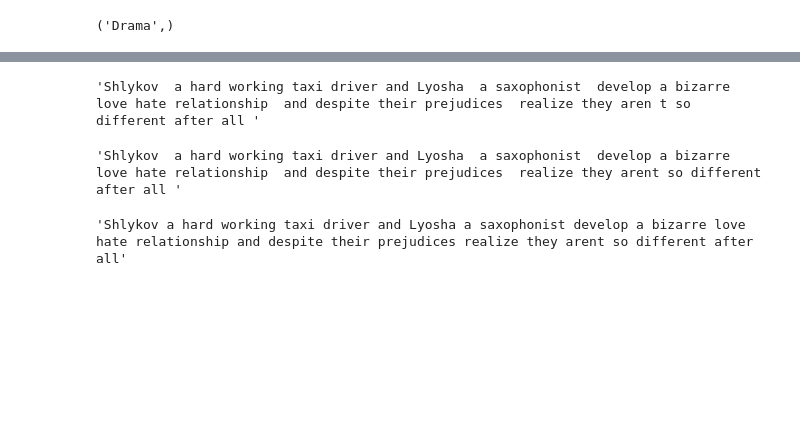
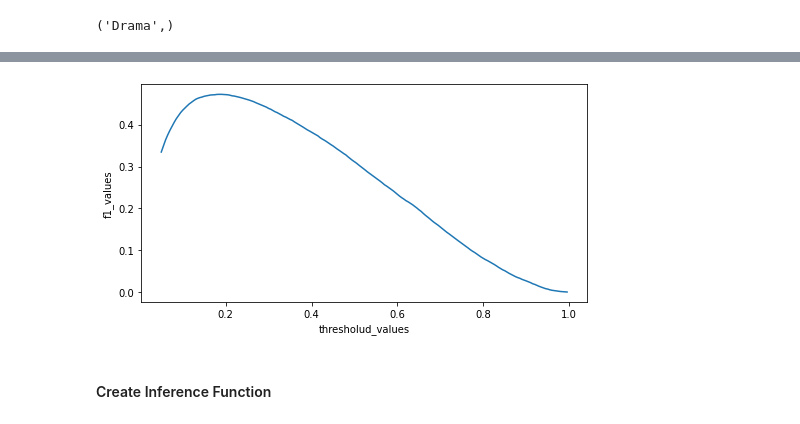
Before and after one commit to Samuel-Tito-Infantas/nlp_proj_01_drama_classification, a Jupyter notebook: script_001.ipynb, the cells around one changed output, grey strips where cells are left out. Saved outputs shown, nothing was run; the diff lists cells and outputs as text; code cells hidden in the pictures; blank space fills up the shorter version.

```diff
--- a/script_001.ipynb
+++ b/script_001.ipynb
@@ -316,11 +333,11 @@ x_train, x_test, y_train, y_test = train_test_split(summary_df['clear_summary'],
 def fet_eng(tool_fun, df_train, df_test):
     fd_convert = tool_fun.fit_transform(df_train)
     fd_convert2 = tool_fun.transform(df_test)
-    return fd_convert, fd_convert2
+    return fd_convert, fd_convert2, tool_fun
 
 # apply tool tfidf_vectorizer
 tfidf_vectorizer = TfidfVectorizer(max_df=0.8, max_features=10000)
 
 #apply function
-x_train_tfidf, x_test_tfidf = fet_eng(tfidf_vectorizer, x_train, x_test)
+x_train_tfidf, x_test_tfidf, tool_convert = fet_eng(tfidf_vectorizer, x_train, x_test)
 # %% [markdown]
@@ -492,17 +394,30 @@ re.sub("\'", "", summary_df['summary'][0])
-# %%
-re.sub("[^a-zA-Z]"," ", summary_df['summary'][0])
-# %% [output]
-'Shlykov  a hard working taxi driver and Lyosha  a saxophonist  develop a bizarre love hate relationship  and despite their prejudices  realize they aren t so different after all '
-# %%
-_ = re.sub("\'", "", summary_df['summary'][0])
-_ = re.sub("[^a-zA-Z]"," ", _ )
-
-_
-# %% [output]
-'Shlykov  a hard working taxi driver and Lyosha  a saxophonist  develop a bizarre love hate relationship  and despite their prejudices  realize they arent so different after all '
-# %%
-_ = ' '.join(_.split())
-# %%
-_
-# %% [output]
-'Shlykov a hard working taxi driver and Lyosha a saxophonist develop a bizarre love hate relationship and despite their prejudices realize they arent so different after all'
+# %%
+# finding the best thresholud
+
+def finding_good_thresholud(list_values_thresholud,list_values,y_test, y_pred):
+    for _ in range(len(list_values_thresholud)):
+        t = list_values_thresholud[_]
+        y_pred_new = (y_pred >= t).astype(int)
+        values = f1_score(y_test, y_pred_new, average="micro")
+        list_values.append(values)
+
+    dic = {"thresholud_values":list_values_thresholud,
+        "f1_values" : list_values}
+    df_scoring = pd.DataFrame(dic)
+
+    #plot Graph
+    plt.figure(figsize=(8,4))
+    ax = sns.lineplot(data = df_scoring, x= "thresholud_values", y = "f1_values", palette = "crest")
+    ax.set(ylabel = 'f1_values')
+    plt.show()
+
+    return  df_scoring
+# %%
+fold_thresholud = np.arange(0.05, 1, 0.005, dtype=float)
+list_values = []
+
+scoring_table= finding_good_thresholud(fold_thresholud,list_values,y_test, output_prob)
+# %% [output]
+[figure, added]
+# %% [markdown]
+#### Create Inference Function
```
Also changed, not shown: parts of 30 cells of this notebook.
